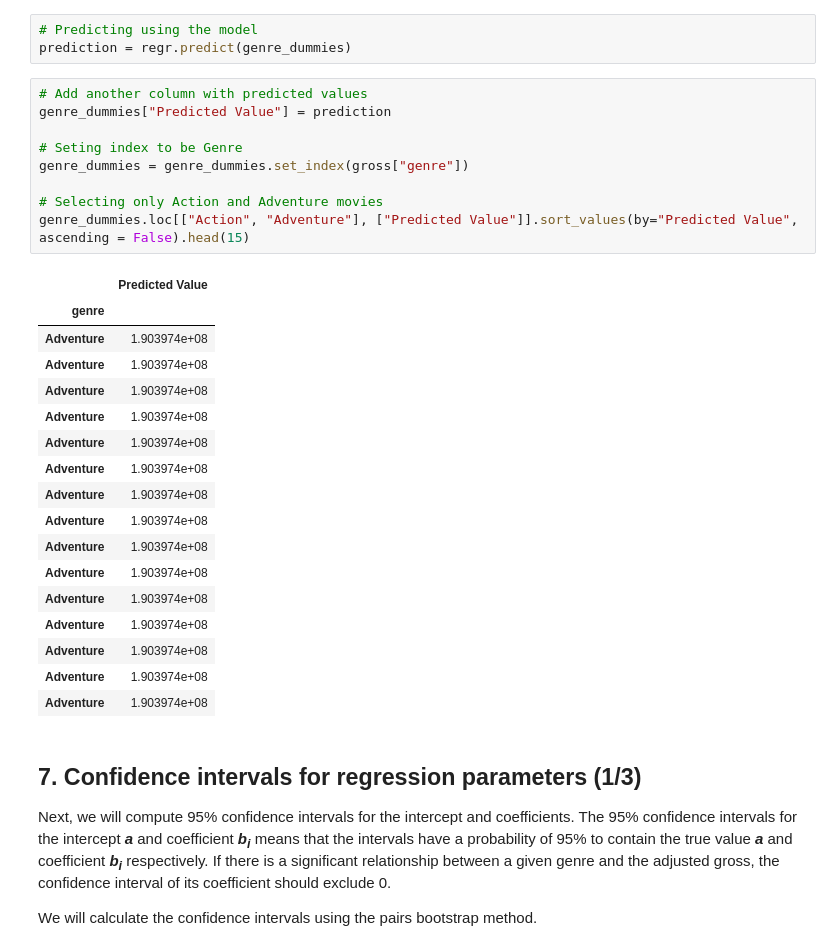
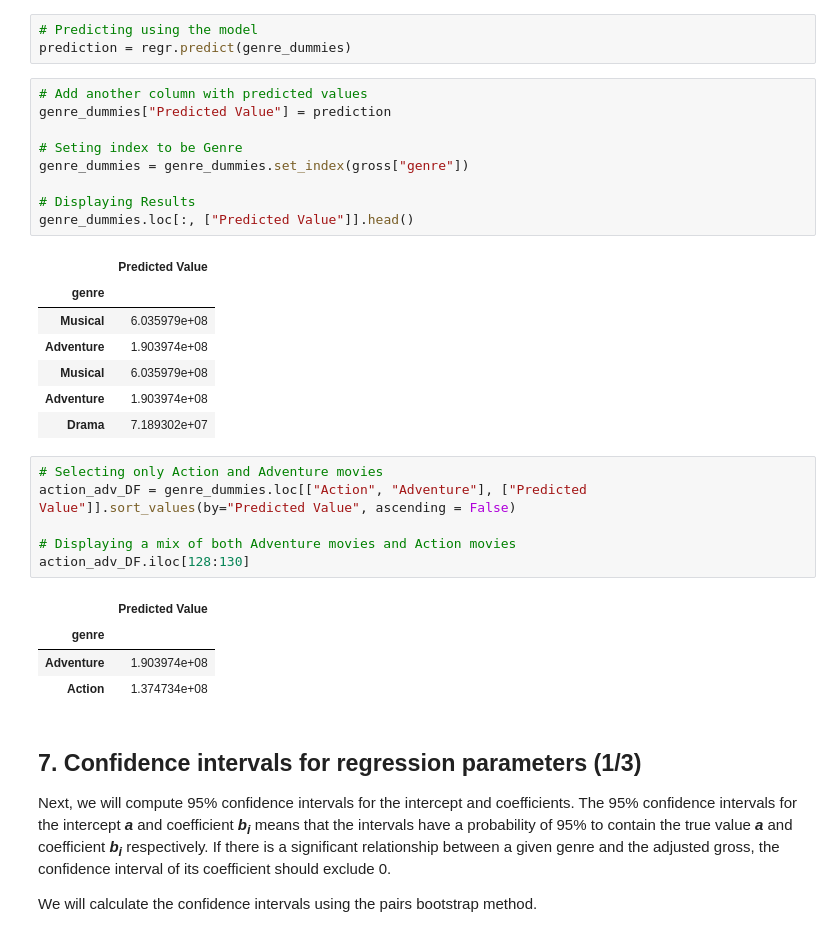
Before and after one commit to MohamedAmineBoufares/disney-movies-and-box-office-success-from-datacamp, a Jupyter notebook: Disney Movies and Box Office Success/project_presentation.ipynb, the cells around one changed output. Cells and saved outputs as stored; diff of their text form.

```diff
--- a/Disney Movies and Box Office Success/project_presentation.ipynb
+++ b/Disney Movies and Box Office Success/project_presentation.ipynb
@@ -188,30 +188,31 @@ prediction = regr.predict(genre_dummies)
 # %%
 # Add another column with predicted values
 genre_dummies["Predicted Value"] = prediction
 
 # Seting index to be Genre
 genre_dummies = genre_dummies.set_index(gross["genre"])
 
-# Selecting only Action and Adventure movies
-genre_dummies.loc[["Action", "Adventure"], ["Predicted Value"]].sort_values(by="Predicted Value", ascending = False).head(15)
+# Displaying Results
+genre_dummies.loc[:, ["Predicted Value"]].head()
 # %% [output]
 |  | Predicted Value |
 | genre |  |
+| Musical | 6.035979e+08 |
 | Adventure | 1.903974e+08 |
+| Musical | 6.035979e+08 |
 | Adventure | 1.903974e+08 |
-| Adventure | 1.903974e+08 |
-| Adventure | 1.903974e+08 |
-| Adventure | 1.903974e+08 |
-| Adventure | 1.903974e+08 |
-| Adventure | 1.903974e+08 |
-| Adventure | 1.903974e+08 |
-| Adventure | 1.903974e+08 |
-| Adventure | 1.903974e+08 |
-| Adventure | 1.903974e+08 |
-| Adventure | 1.903974e+08 |
-| Adventure | 1.903974e+08 |
-| Adventure | 1.903974e+08 |
-| Adventure | 1.903974e+08 |
+| Drama | 7.189302e+07 |
+# %%
+# Selecting only Action and Adventure movies
+action_adv_DF = genre_dummies.loc[["Action", "Adventure"], ["Predicted Value"]].sort_values(by="Predicted Value", ascending = False)
+
+# Displaying a mix of both Adventure movies and Action movies
+action_adv_DF.iloc[128:130]
+# %% [output]
+|  | Predicted Value |
+| genre |  |
+| Adventure | 1.903974e+08 |
+| Action | 1.374734e+08 |
 # %% [markdown]
 ## 7. Confidence intervals for regression parameters  (1/3)
 <p>Next, we will compute 95% confidence intervals for the intercept and coefficients. The 95% confidence intervals for the intercept  <b><i>a</i></b> and coefficient <b><i>b<sub>i</sub></i></b> means that the intervals have a probability of 95% to contain the true value <b><i>a</i></b> and coefficient <b><i>b<sub>i</sub></i></b> respectively. If there is a significant relationship between a given genre and the adjusted gross, the confidence interval of its coefficient should exclude 0.      </p>
```
Also changed, not shown: parts of 1 cell of this notebook.
